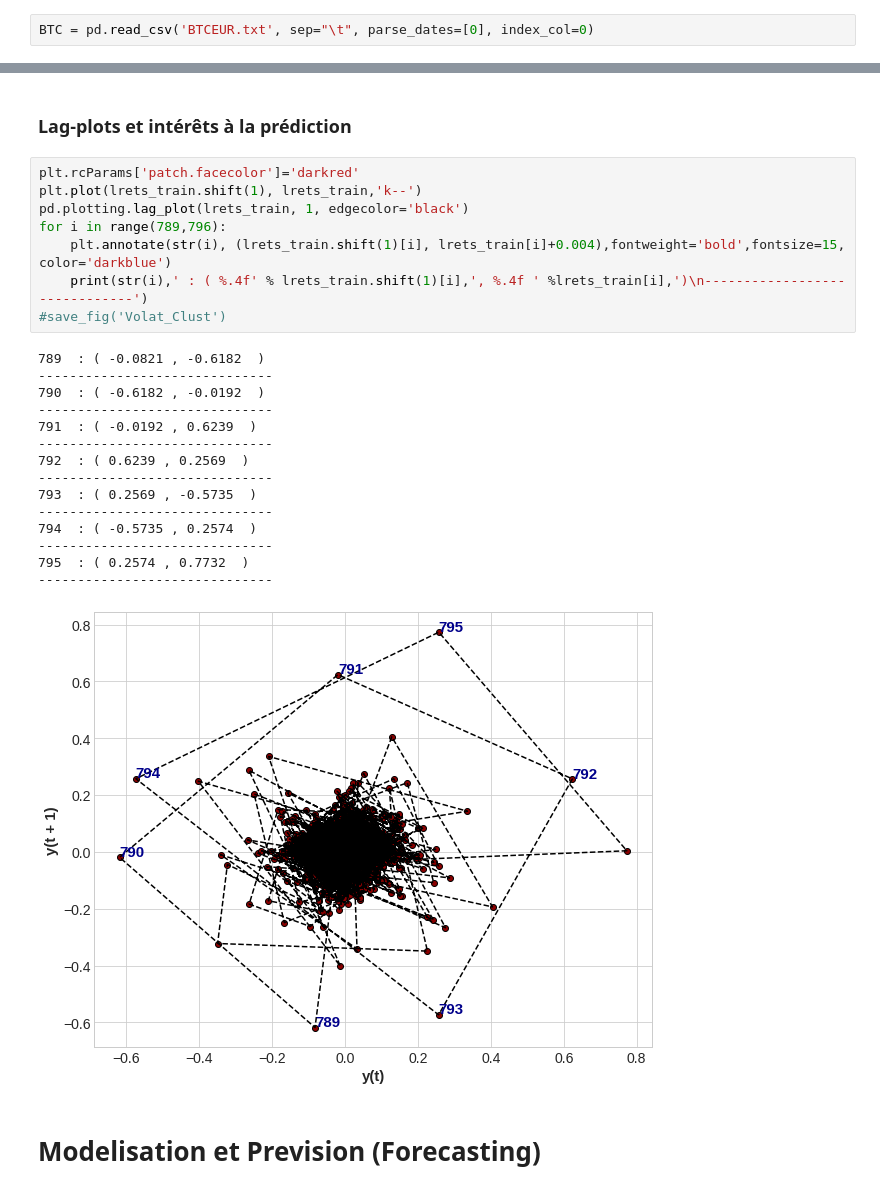
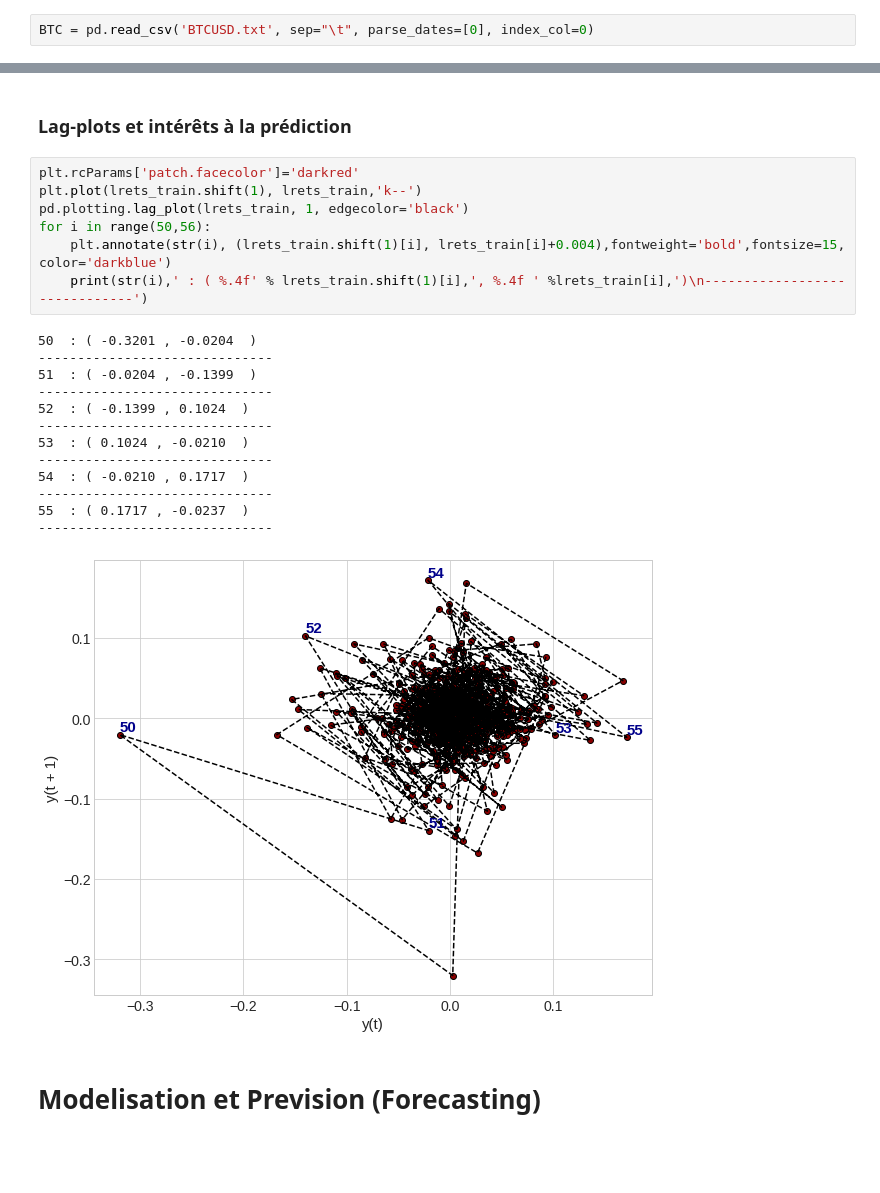
Before and after one commit to S1405V2/RepoProjectDS, a Jupyter notebook: Charles-Travail de modelisation .ipynb, the cells around one changed output, grey strips where cells are left out. Drawn from its saved outputs; the diff is of its cells as text; blank space fills up the shorter version.

```diff
--- a/Charles-Travail de modelisation .ipynb
+++ b/Charles-Travail de modelisation .ipynb
@@ -51,7 +52,7 @@ BTCEUR.txt.2        100%[===================>] 172.13K  --.-KB/s    in 0.003s
 # %% [markdown]
 #### Importation des données :
 # %%
-BTC = pd.read_csv('BTCEUR.txt', sep="\t", parse_dates=[0], index_col=0)
+BTC = pd.read_csv('BTCUSD.txt', sep="\t", parse_dates=[0], index_col=0)
 # %%
 for x in BTC:
     print(x)
@@ -245,26 +245,23 @@ log-rendements exhibent des autocorrélations significativement non nulles, jusq
 # %%
 plt.rcParams['patch.facecolor']='darkred'
 plt.plot(lrets_train.shift(1), lrets_train,'k--')
 pd.plotting.lag_plot(lrets_train, 1, edgecolor='black')
-for i in range(789,796):
+for i in range(50,56):
     plt.annotate(str(i), (lrets_train.shift(1)[i], lrets_train[i]+0.004),fontweight='bold',fontsize=15, color='darkblue')
     print(str(i),' : ( %.4f' % lrets_train.shift(1)[i],', %.4f ' %lrets_train[i],')\n------------------------------')
-#save_fig('Volat_Clust')
 # %% [output]
-789  : ( -0.0821 , -0.6182  )
+50  : ( -0.3201 , -0.0204  )
 ------------------------------
-790  : ( -0.6182 , -0.0192  )
+51  : ( -0.0204 , -0.1399  )
 ------------------------------
-791  : ( -0.0192 , 0.6239  )
+52  : ( -0.1399 , 0.1024  )
 ------------------------------
-792  : ( 0.6239 , 0.2569  )
+53  : ( 0.1024 , -0.0210  )
 ------------------------------
-793  : ( 0.2569 , -0.5735  )
+54  : ( -0.0210 , 0.1717  )
 ------------------------------
-794  : ( -0.5735 , 0.2574  )
+55  : ( 0.1717 , -0.0237  )
 ------------------------------
-795  : ( 0.2574 , 0.7732  )
-------------------------------
-[figure, old version]
+[figure, new version]
 # %% [markdown]
 # Modelisation et Prevision (Forecasting)
```
Also changed, not shown: parts of 52 cells of this notebook.
